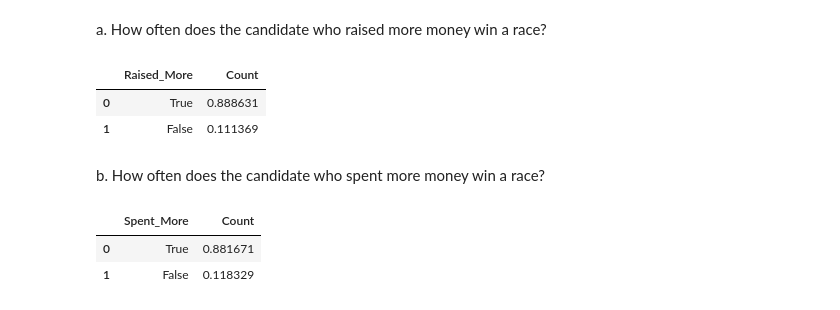
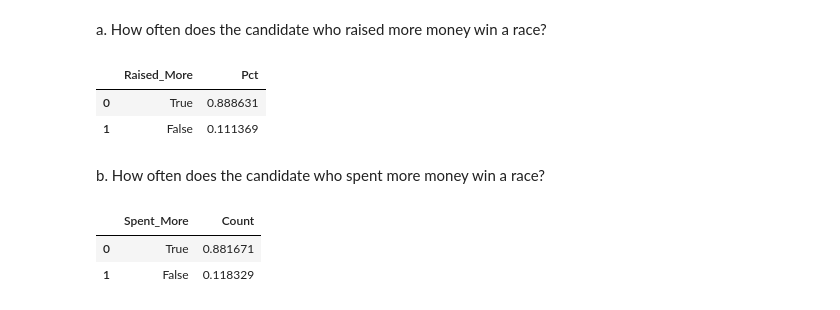
Before and after one commit to ballir27/webscraping-open-secrets-2020-US-House-Elections, a Jupyter notebook: notebooks/jd_webscraping_open_secrets.ipynb, the cells around one changed output. Saved outputs shown, nothing was run; the diff lists cells and outputs as text; code cells hidden in the pictures.

```diff
--- a/notebooks/jd_webscraping_open_secrets.ipynb
+++ b/notebooks/jd_webscraping_open_secrets.ipynb
@@ -340,10 +334,10 @@ candidates_2020.reset_index(drop=True, inplace=True)
 # %% [markdown]
  a. How often does the candidate who raised more money win a race?
 # %%
-wins_raised_more = candidates_2020[candidates_2020['Is_Winner'] == 'Yes']['Raised_More'].value_counts(normalize = True).reset_index().rename(columns ={'index':'Raised_More','Raised_More':'Count'} )
+wins_raised_more = candidates_2020[candidates_2020['Is_Winner'] == 'Yes']['Raised_More'].value_counts(normalize = True).reset_index().rename(columns ={'index':'Raised_More','Raised_More':'Pct'} )
 wins_raised_more.head()
 # %% [output]
-|  | Raised_More | Count |
+|  | Raised_More | Pct |
 | 0 | True | 0.888631 |
 | 1 | False | 0.111369 |
 # %% [markdown]
```
Also changed, not shown: parts of 8 cells of this notebook.
